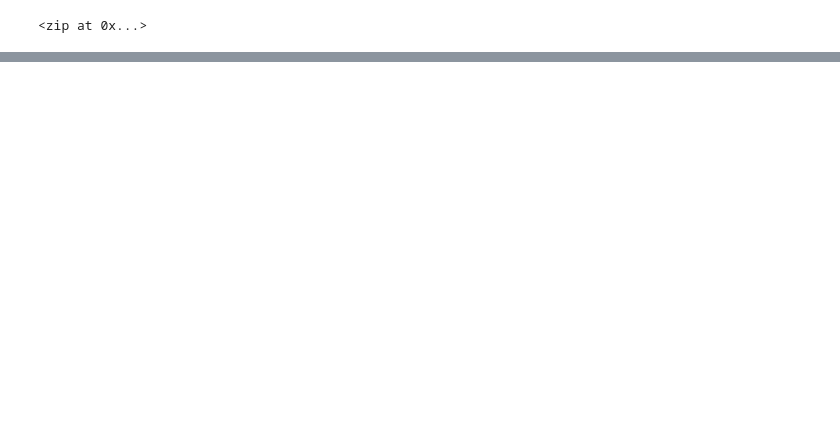
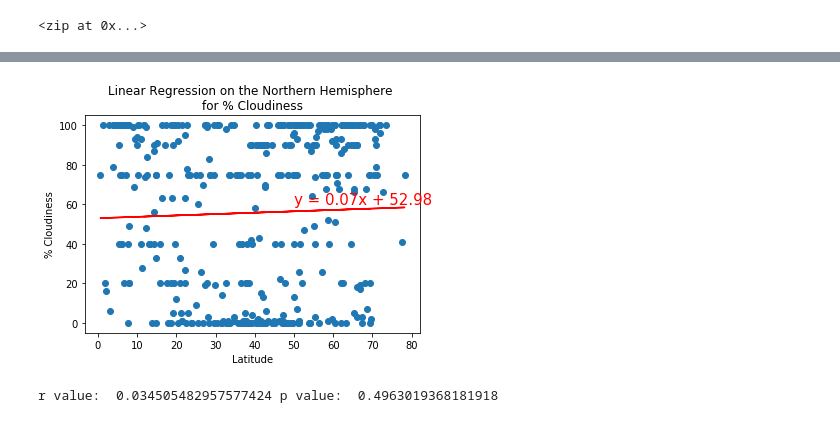
Before and after one commit to jburs/World_Weather_Analysis, a Jupyter notebook: WeatherPy.ipynb, the cells around one changed output, grey strips where cells are left out. Cells and saved outputs as stored; diff of their text form; code cells hidden in the pictures; blank space fills up the shorter version.

```diff
--- a/WeatherPy.ipynb
+++ b/WeatherPy.ipynb
@@ -340,0 +347,11 @@ plt.show()
+# %%
+# Linear regression on the Norther Hemisphere
+
+x_values = northern_hemi_df["Lat"]
+y_values = northern_hemi_df["Cloudiness"]
+# Call the function.
+plot_linear_regression(x_values, y_values,
+                       'Linear Regression on the Northern Hemisphere \nfor % Cloudiness', '% Cloudiness',(50,60))
+# %% [output]
+[figure, added]
+r value:  0.034505482957577424 p value:  0.4963019368181918
```
Also changed, not shown: parts of 19 cells of this notebook, 7 other files.
